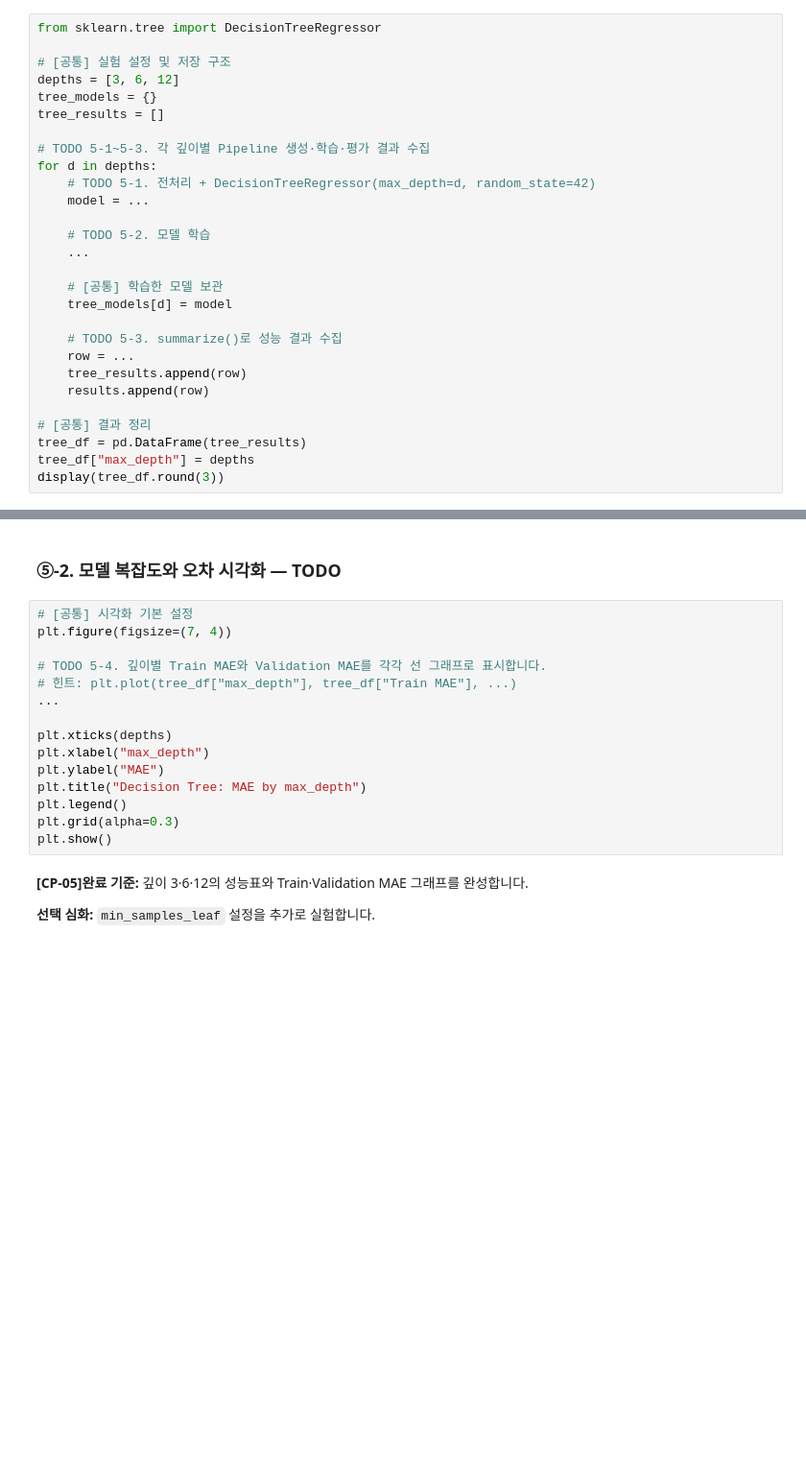
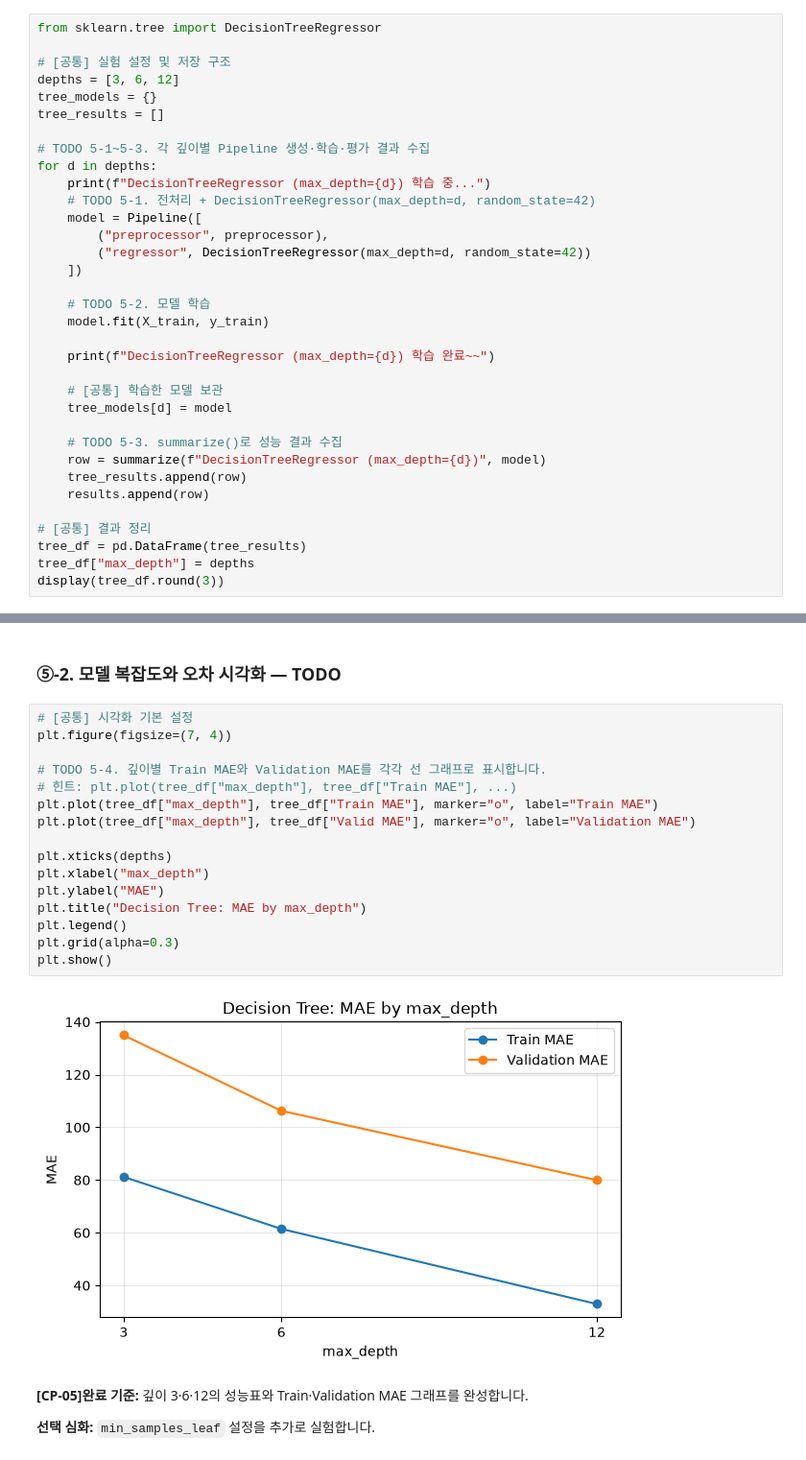
Before and after one commit to jeon87946/ai-mini-projects, a Jupyter notebook: mini-project-01/code/01_regression_bike_demand.ipynb, the cells around one changed output, grey strips where cells are left out. Shown at 96% size. Drawn from its saved outputs; the diff is of its cells as text; blank space fills up the shorter version.

```diff
--- a/mini-project-01/code/01_regression_bike_demand.ipynb
+++ b/mini-project-01/code/01_regression_bike_demand.ipynb
@@ -462,17 +462,23 @@ tree_results = []
 
 # TODO 5-1~5-3. 각 깊이별 Pipeline 생성·학습·평가 결과 수집
 for d in depths:
+    print(f"DecisionTreeRegressor (max_depth={d}) 학습 중...")
     # TODO 5-1. 전처리 + DecisionTreeRegressor(max_depth=d, random_state=42)
-    model = ...
+    model = Pipeline([
+        ("preprocessor", preprocessor),
+        ("regressor", DecisionTreeRegressor(max_depth=d, random_state=42))
+    ])
 
     # TODO 5-2. 모델 학습
-    ...
+    model.fit(X_train, y_train)
+
+    print(f"DecisionTreeRegressor (max_depth={d}) 학습 완료~~")
 
     # [공통] 학습한 모델 보관
     tree_models[d] = model
 
     # TODO 5-3. summarize()로 성능 결과 수집
-    row = ...
+    row = summarize(f"DecisionTreeRegressor (max_depth={d})", model)
     tree_results.append(row)
     results.append(row)
 
@@ -485,18 +502,21 @@ display(tree_df.round(3))
 # %%
 # [공통] 시각화 기본 설정
 plt.figure(figsize=(7, 4))
 
 # TODO 5-4. 깊이별 Train MAE와 Validation MAE를 각각 선 그래프로 표시합니다.
 # 힌트: plt.plot(tree_df["max_depth"], tree_df["Train MAE"], ...)
-...
+plt.plot(tree_df["max_depth"], tree_df["Train MAE"], marker="o", label="Train MAE")
+plt.plot(tree_df["max_depth"], tree_df["Valid MAE"], marker="o", label="Validation MAE")
 
 plt.xticks(depths)
 plt.xlabel("max_depth")
 plt.ylabel("MAE")
 plt.title("Decision Tree: MAE by max_depth")
 plt.legend()
 plt.grid(alpha=0.3)
 plt.show()
+# %% [output]
+[figure, added]
 # %% [markdown]
 **[CP-05]완료 기준:** 깊이 3·6·12의 성능표와 Train·Validation MAE 그래프를 완성합니다.
 
```
Also changed, not shown: parts of 2 cells of this notebook.
